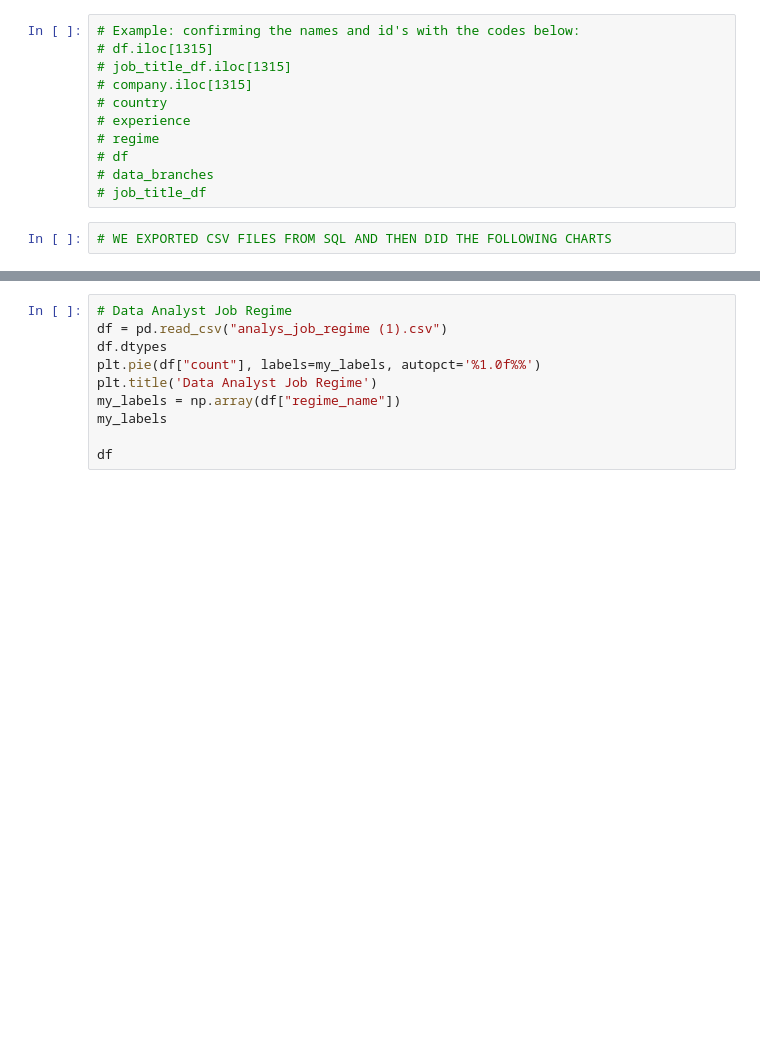
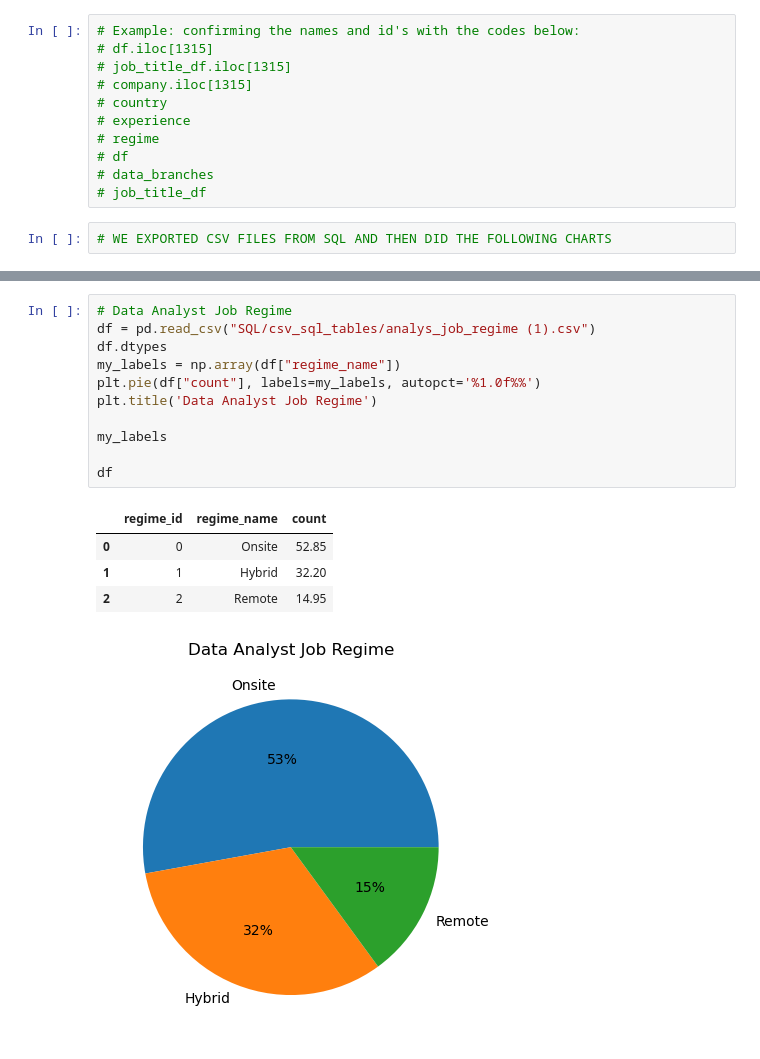
Before and after one commit to R-rs/Project_SQL, a Jupyter notebook: DB_week4_v8.ipynb, the cells around one changed output, grey strips where cells are left out. Drawn from its saved outputs; the diff is of its cells as text; blank space fills up the shorter version.

```diff
--- a/DB_week4_v8.ipynb
+++ b/DB_week4_v8.ipynb
@@ -313,12 +319,19 @@ plt.show()
 # %%
 # Data Analyst Job Regime
-df = pd.read_csv("analys_job_regime (1).csv")
+df = pd.read_csv("SQL/csv_sql_tables/analys_job_regime (1).csv")
 df.dtypes
+my_labels = np.array(df["regime_name"])
 plt.pie(df["count"], labels=my_labels, autopct='%1.0f%%')
 plt.title('Data Analyst Job Regime')
-my_labels = np.array(df["regime_name"])
+
 my_labels
 
 df
+# %% [output]
+|  | regime_id | regime_name | count |
+| 0 | 0 | Onsite | 52.85 |
+| 1 | 1 | Hybrid | 32.20 |
+| 2 | 2 | Remote | 14.95 |
+[figure, added]
 # %%
 # Data Engineer Job Regime
```
Also changed, not shown: parts of 5 cells of this notebook, 9 other files.
